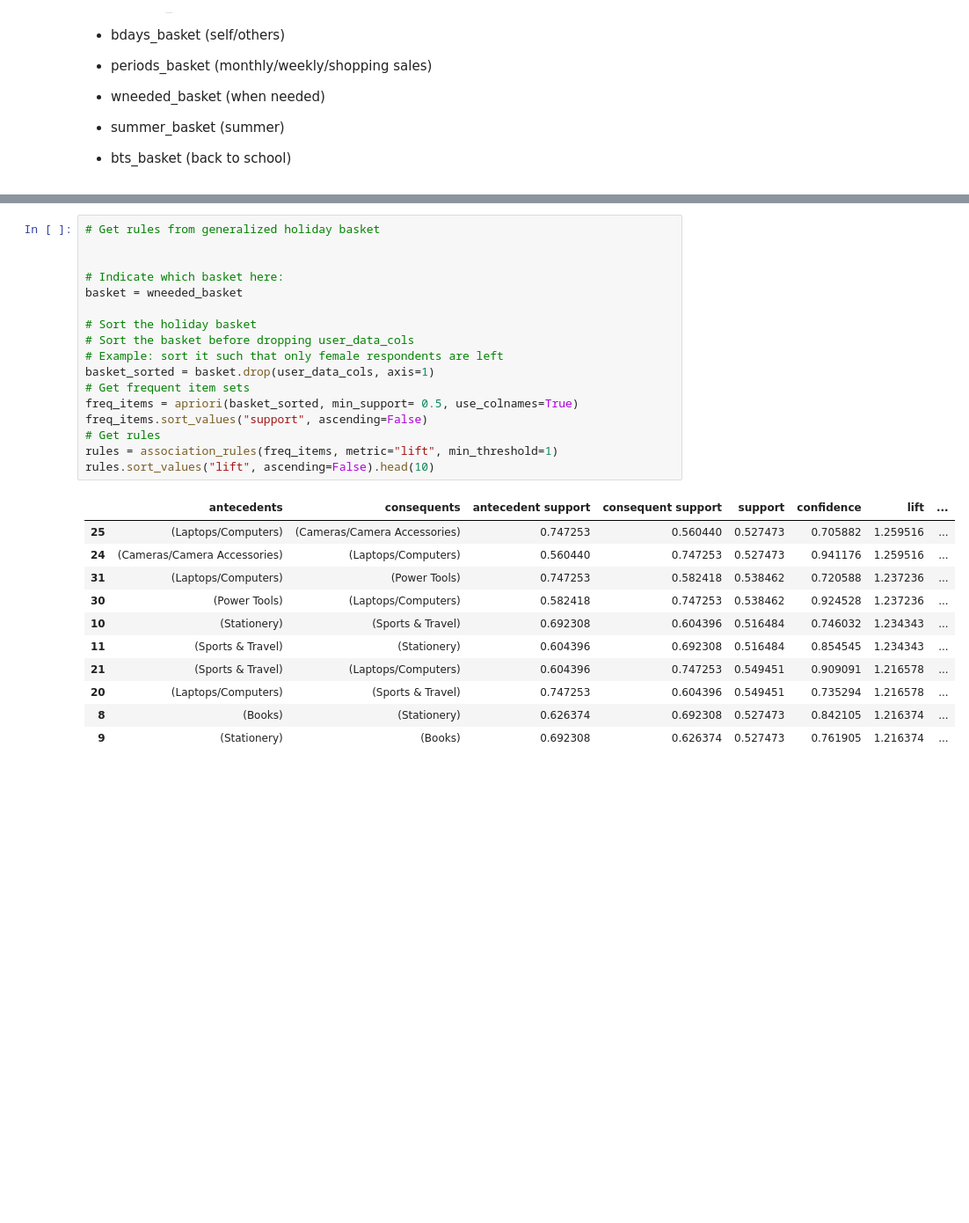
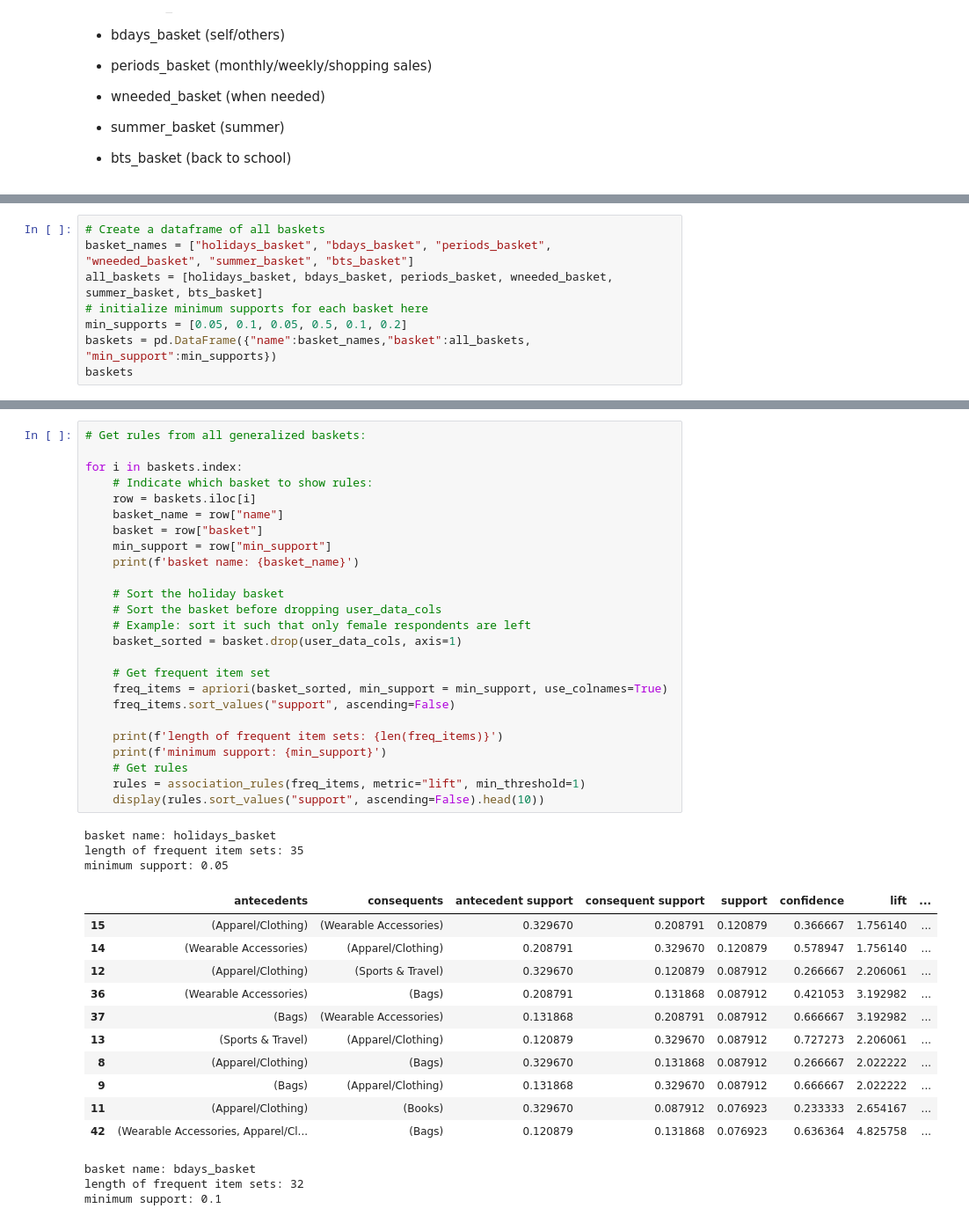
Before and after one commit to ABCD-EDU/cs322-sale-promos, a Jupyter notebook: src/preprocessor.ipynb, the cells around one changed output, grey strips where cells are left out. Shown at 88% size. Cells and saved outputs as stored; diff of their text form; blank space fills up the shorter version.

```diff
--- a/src/preprocessor.ipynb
+++ b/src/preprocessor.ipynb
@@ -130,0 +128,8 @@ all_baskets = [holidays_basket, bdays_basket, periods_basket, wneeded_basket, su
+# %%
+# Create a dataframe of all baskets
+basket_names = ["holidays_basket", "bdays_basket", "periods_basket", "wneeded_basket", "summer_basket", "bts_basket"]
+all_baskets = [holidays_basket, bdays_basket, periods_basket, wneeded_basket, summer_basket, bts_basket]
+# initialize minimum supports for each basket here
+min_supports = [0.05, 0.1, 0.05, 0.5, 0.1, 0.2]
+baskets = pd.DataFrame({"name":basket_names,"basket":all_baskets, "min_support":min_supports})
+baskets
@@ -131,29 +144,43 @@ all_baskets = [holidays_basket, bdays_basket, periods_basket, wneeded_basket, su
 # %%
-# Get rules from generalized holiday basket
+# Get rules from all generalized baskets:
 
+for i in baskets.index:
+    # Indicate which basket to show rules:
+    row = baskets.iloc[i]
+    basket_name = row["name"]
+    basket = row["basket"]
+    min_support = row["min_support"]
+    print(f'basket name: {basket_name}')
 
-# Indicate which basket here:
-basket = wneeded_basket
+    # Sort the holiday basket
+    # Sort the basket before dropping user_data_cols
+    # Example: sort it such that only female respondents are left
+    basket_sorted = basket.drop(user_data_cols, axis=1)
 
-# Sort the holiday basket
-# Sort the basket before dropping user_data_cols
-# Example: sort it such that only female respondents are left
-basket_sorted = basket.drop(user_data_cols, axis=1)
-# Get frequent item sets
-freq_items = apriori(basket_sorted, min_support= 0.5, use_colnames=True)
-freq_items.sort_values("support", ascending=False)
-# Get rules
-rules = association_rules(freq_items, metric="lift", min_threshold=1)
-rules.sort_values("lift", ascending=False).head(10)
+    # Get frequent item set
+    freq_items = apriori(basket_sorted, min_support = min_support, use_colnames=True)
+    freq_items.sort_values("support", ascending=False)
+
+    print(f'length of frequent item sets: {len(freq_items)}')
+    print(f'minimum support: {min_support}')
+    # Get rules
+    rules = association_rules(freq_items, metric="lift", min_threshold=1)
+    display(rules.sort_values("support", ascending=False).head(10))
 # %% [output]
+basket name: holidays_basket
+length of frequent item sets: 35
+minimum support: 0.05
 |  | antecedents | consequents | antecedent support | consequent support | support | confidence | lift | ... |
-| 25 | (Laptops/Computers) | (Cameras/Camera Accessories) | 0.747253 | 0.560440 | 0.527473 | 0.705882 | 1.259516 | ... |
-| 24 | (Cameras/Camera Accessories) | (Laptops/Computers) | 0.560440 | 0.747253 | 0.527473 | 0.941176 | 1.259516 | ... |
-| 31 | (Laptops/Computers) | (Power Tools) | 0.747253 | 0.582418 | 0.538462 | 0.720588 | 1.237236 | ... |
-| 30 | (Power Tools) | (Laptops/Computers) | 0.582418 | 0.747253 | 0.538462 | 0.924528 | 1.237236 | ... |
-| 10 | (Stationery) | (Sports & Travel) | 0.692308 | 0.604396 | 0.516484 | 0.746032 | 1.234343 | ... |
-| 11 | (Sports & Travel) | (Stationery) | 0.604396 | 0.692308 | 0.516484 | 0.854545 | 1.234343 | ... |
-| 21 | (Sports & Travel) | (Laptops/Computers) | 0.604396 | 0.747253 | 0.549451 | 0.909091 | 1.216578 | ... |
-| 20 | (Laptops/Computers) | (Sports & Travel) | 0.747253 | 0.604396 | 0.549451 | 0.735294 | 1.216578 | ... |
-| 8 | (Books) | (Stationery) | 0.626374 | 0.692308 | 0.527473 | 0.842105 | 1.216374 | ... |
-| 9 | (Stationery) | (Books) | 0.692308 | 0.626374 | 0.527473 | 0.761905 | 1.216374 | ... |
+| 15 | (Apparel/Clothing) | (Wearable Accessories) | 0.329670 | 0.208791 | 0.120879 | 0.366667 | 1.756140 | ... |
+| 14 | (Wearable Accessories) | (Apparel/Clothing) | 0.208791 | 0.329670 | 0.120879 | 0.578947 | 1.756140 | ... |
+| 12 | (Apparel/Clothing) | (Sports & Travel) | 0.329670 | 0.120879 | 0.087912 | 0.266667 | 2.206061 | ... |
+| 36 | (Wearable Accessories) | (Bags) | 0.208791 | 0.131868 | 0.087912 | 0.421053 | 3.192982 | ... |
+| 37 | (Bags) | (Wearable Accessories) | 0.131868 | 0.208791 | 0.087912 | 0.666667 | 3.192982 | ... |
+| 13 | (Sports & Travel) | (Apparel/Clothing) | 0.120879 | 0.329670 | 0.087912 | 0.727273 | 2.206061 | ... |
+| 8 | (Apparel/Clothing) | (Bags) | 0.329670 | 0.131868 | 0.087912 | 0.266667 | 2.022222 | ... |
+| 9 | (Bags) | (Apparel/Clothing) | 0.131868 | 0.329670 | 0.087912 | 0.666667 | 2.022222 | ... |
+| 11 | (Apparel/Clothing) | (Books) | 0.329670 | 0.087912 | 0.076923 | 0.233333 | 2.654167 | ... |
+| 42 | (Wearable Accessories, Apparel/Cl... | (Bags) | 0.120879 | 0.131868 | 0.076923 | 0.636364 | 4.825758 | ... |
+basket name: bdays_basket
+length of frequent item sets: 32
+minimum support: 0.1
```
Also changed, not shown: parts of 4 cells of this notebook.
